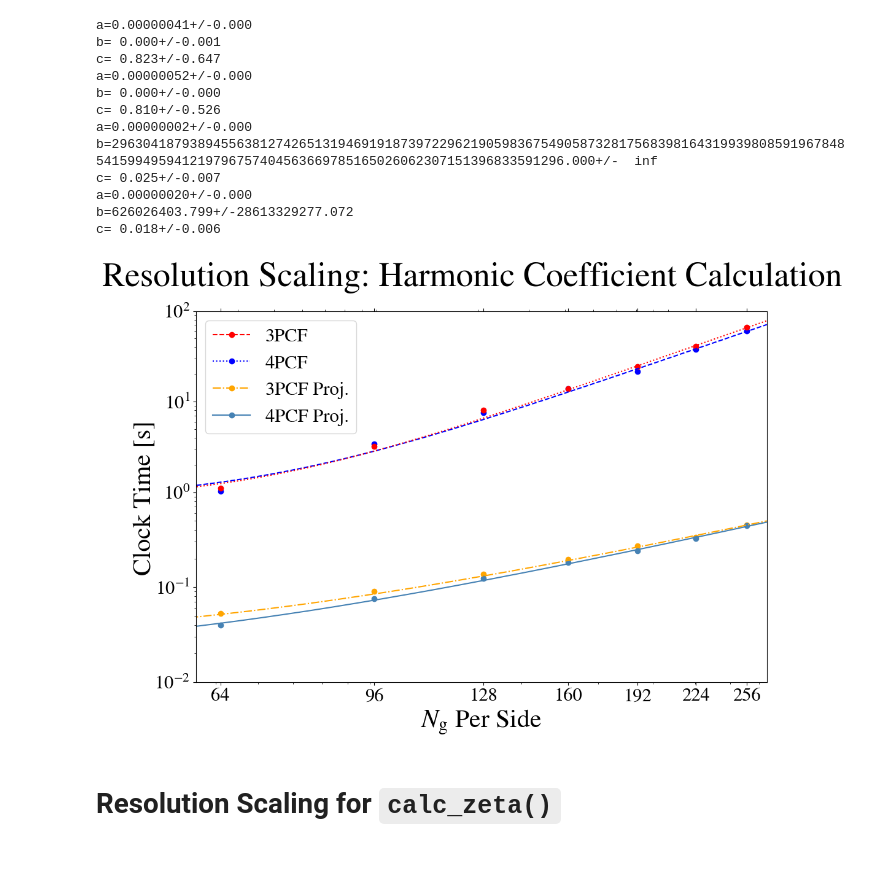
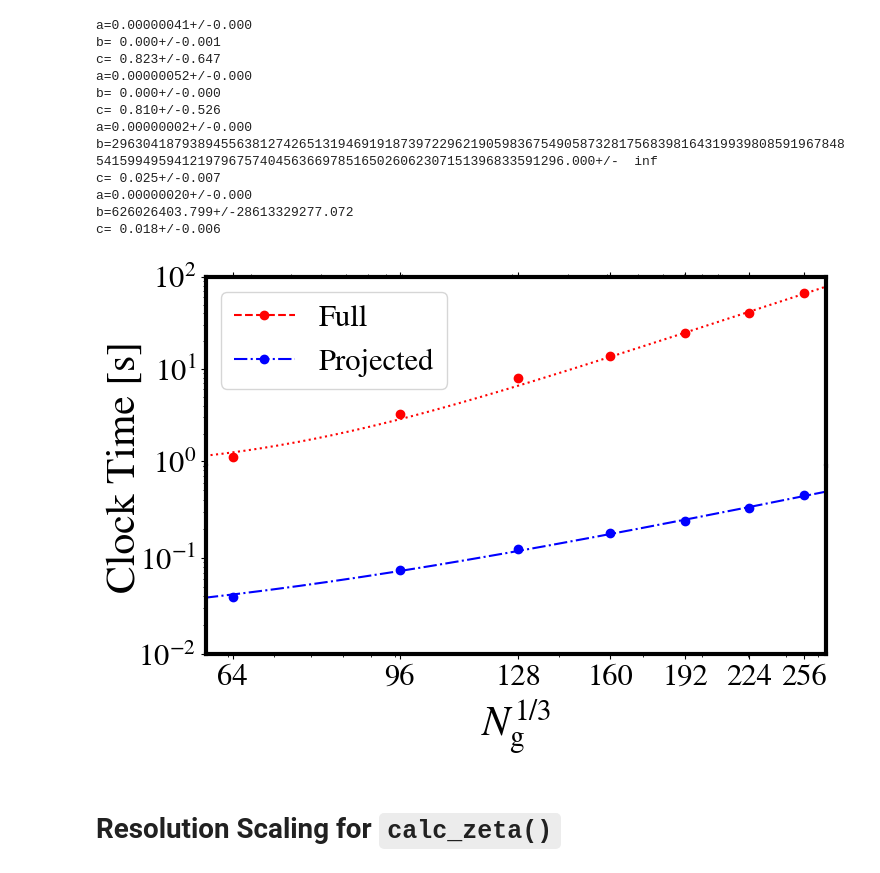
Before and after one commit to James11222/sarabande, a Jupyter notebook: notebooks/resolution_scaling_figures.ipynb, the cells around one changed output. Saved outputs shown, nothing was run; the diff lists cells and outputs as text; code cells hidden in the pictures.

```diff
--- a/notebooks/resolution_scaling_figures.ipynb
+++ b/notebooks/resolution_scaling_figures.ipynb
@@ -8,10 +8,10 @@ plt.style.use("light_mode")
 # %% [markdown]
 # Resolution Testing for Harmonic Coefficient Calculation
 # %%
-timing_df_3PCF = pd.read_csv("3PCF_timing_data.csv")
-timing_df_4PCF = pd.read_csv("4PCF_timing_data.csv")
-timing_df_3PCF_projected = pd.read_csv("3PCF_projected_timing_data.csv")
-timing_df_4PCF_projected = pd.read_csv("4PCF_projected_timing_data.csv")
+timing_df_3PCF = pd.read_csv("../data/3PCF_timing_data.csv")
+timing_df_4PCF = pd.read_csv("../data/4PCF_timing_data.csv")
+timing_df_3PCF_projected = pd.read_csv("../data/3PCF_projected_timing_data.csv")
+timing_df_4PCF_projected = pd.read_csv("../data/4PCF_projected_timing_data.csv")
 
 
 dts_3PCF, dts_4PCF, dts_3PCF_p, dts_4PCF_p = [], [], [], []
@@ -121,54 +121,55 @@ y_NlogN_4pcf = model_NlogN(x_lin, a2,b2,c2)
 y_NlogN_3pcf_p = model_NlogN(x_lin_p, a3,b3,c3)
 y_NlogN_4pcf_p = model_NlogN(x_lin_p, a4,b4,c4)
 
-fig, (ax1, ax2) = plt.subplots(2,1, figsize=(12,8))
+fig, (ax1, ax2) = plt.subplots(2,1, figsize=(8,5))
 
-fig.suptitle("Resolution Scaling: Harmonic Coefficient Calculation", fontsize=40)
+# fig.suptitle("Resolution Scaling: Harmonic Coefficient Calculation", fontsize=20)
 
 #top plot
-ax1.plot(Ns, dts_3PCF, 'bo')
+# ax1.plot(Ns, dts_3PCF, 'bo')
 ax1.plot(Ns, dts_4PCF, 'ro')
-ax1.plot(x_lin,y_NlogN_3pcf, color='blue', linestyle='--')
+# ax1.plot(x_lin,y_NlogN_3pcf, color='red', linestyle='--')
 ax1.plot(x_lin,y_NlogN_4pcf,color='red', linestyle=':')
 ax1.loglog()
 ax1.set_xticks(Ns)
 
 
-ax1.plot([],[], color='red', marker="o", linestyle='--', label='3PCF')
-ax1.plot([],[],color='blue',marker="o",  linestyle=':', label='4PCF')
-ax1.plot([],[], color='orange', marker="o", linestyle='-.', label='3PCF Proj.')
-ax1.plot([],[],color='steelblue',marker="o",  linestyle='-', label='4PCF Proj.')
+ax1.plot([],[], color='red', marker="o", linestyle='--', label='Full')
+# ax1.plot([],[],color='red',marker="o",  linestyle=':', label='4PCF')
+ax1.plot([],[], color='blue', marker="o", linestyle='-.', label='Projected')
+# ax1.plot([],[],color='blue',marker="o",  linestyle='-')
 ax1.set_xticklabels([])
 ax1.set_xlim(60**3, 270**3)
 ax1.set_ylim(0.90, 100)
 ax1.legend()
 
 
-ax2.scatter(Ns_p, dts_3PCF_p, color='orange', marker='o')
-ax2.scatter(Ns_p, dts_4PCF_p, color='steelblue', marker='o')
-ax2.plot(x_lin_p,y_NlogN_3pcf_p, color='orange', linestyle='-.', label='3PCF Proj.')
-ax2.plot(x_lin_p,y_NlogN_4pcf_p,color='steelblue', linestyle='-', label='4PCF Proj.')
+# ax2.scatter(Ns_p, dts_3PCF_p, color='blue', marker='o')
+ax2.scatter(Ns_p, dts_4PCF_p, color='blue', marker='o')
+# ax2.plot(x_lin_p,y_NlogN_3pcf_p, color='blue', linestyle='-.', label='3PCF Proj.')
+ax2.plot(x_lin_p,y_NlogN_4pcf_p,color='blue', linestyle='-.', label='4PCF Proj.')
 ax2.loglog()
 ax2.set_ylim(0.01, 0.9)
 ax2.set_xticks(Ns_p)
 ax2.set_xticklabels([int(np.round(Ns_p[i]**(1/2))) for i in range(len(Ns_p))])
-ax2.set_xlabel("$N_{\\mathrm{g}}$ Per Side", fontsize=30)
+ax2.set_xlabel("$N_{\\mathrm{g}}^{1/3}$", fontsize=30)
 # ax2.set_ylabel("Clock Time [s]")
-fig.text(0.04, 0.5, 'Clock Time [s]', va='center', rotation='vertical', fontsize=30)
+fig.text(0, 0.5, 'Clock Time [s]', va='center', rotation='vertical', fontsize=30)
 # ax2.legend()
 
 ax1.spines['bottom'].set_visible(False)
 ax2.spines['top'].set_visible(False)
 ax1.xaxis.tick_top()
 ax1.tick_params(labeltop=False)  # don't put tick labels at the top
 ax2.xaxis.tick_bottom()
 ax2.set_xlim(60**2, 270**2)
 
 plt.subplots_adjust(wspace=0, hspace=0)
+# plt.tight_layout()
 plt.savefig("Resolution_Scaling_NLOGN.pdf")
 plt.show()
 # %% [output]
-[figure, old version]
+[figure, new version]
 # %% [markdown]
 # Resolution Scaling for `calc_zeta()`
 # %%
```
Also changed, not shown: parts of 1 cell of this notebook, 12 other files.
